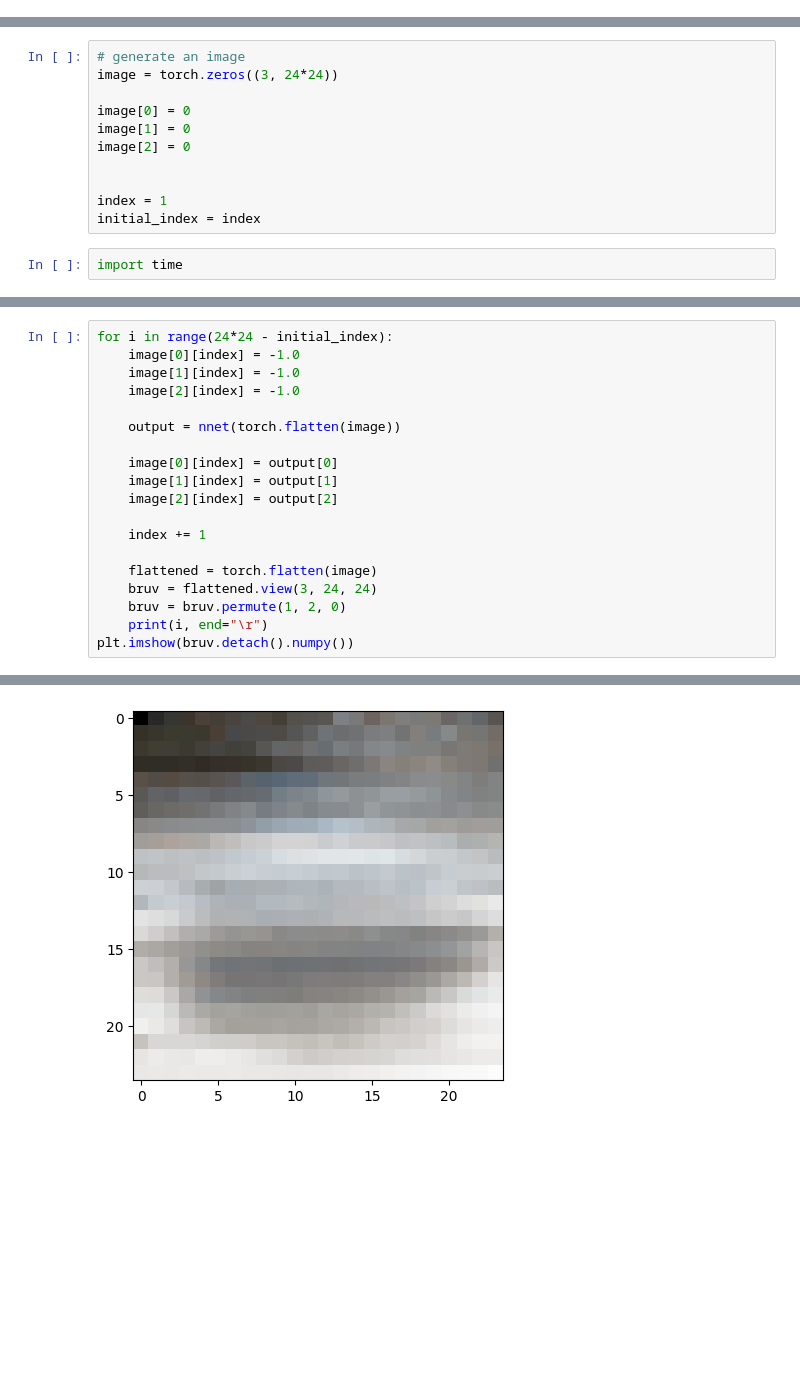
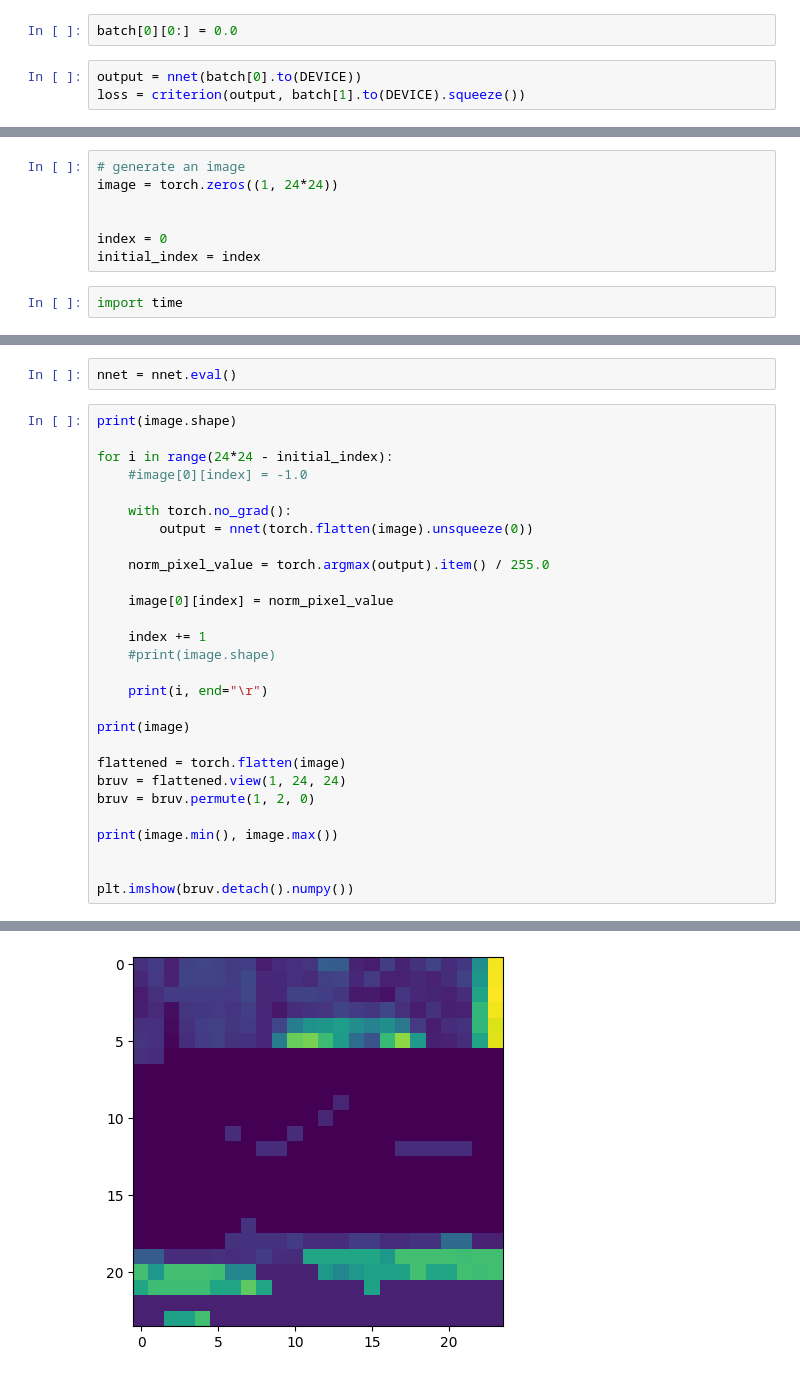
Before and after one commit to bredisrising/ImageGenerators, a Jupyter notebook: autoregressor.ipynb, the cells around one changed output, grey strips where cells are left out. Saved outputs shown, nothing was run; the diff lists cells and outputs as text; blank space fills up the shorter version.

```diff
--- a/autoregressor.ipynb
+++ b/autoregressor.ipynb
@@ -79,0 +82,5 @@ losses = []
+# %%
+batch[0][0:] = 0.0
+# %%
+output = nnet(batch[0].to(DEVICE))
+loss = criterion(output, batch[1].to(DEVICE).squeeze())
@@ -102,14 +155,10 @@ KeyboardInterrupt:
 nnet = nnet.to("cpu")
 # %%
 # generate an image
-image = torch.zeros((3, 24*24))
-
-image[0] = 0
-image[1] = 0
-image[2] = 0
+image = torch.zeros((1, 24*24))
 
 
-index = 1
+index = 0
 initial_index = index
 # %%
 import time
@@ -116,20 +169,31 @@ import time
+# %%
+nnet = nnet.eval()
 # %%
+print(image.shape)
+
 for i in range(24*24 - initial_index):
-    image[0][index] = -1.0
-    image[1][index] = -1.0
-    image[2][index] = -1.0
+    #image[0][index] = -1.0
 
-    output = nnet(torch.flatten(image))
+    with torch.no_grad():
+        output = nnet(torch.flatten(image).unsqueeze(0))
 
-    image[0][index] = output[0]
-    image[1][index] = output[1]
-    image[2][index] = output[2]
+    norm_pixel_value = torch.argmax(output).item() / 255.0
+
+    image[0][index] = norm_pixel_value
 
     index += 1
+    #print(image.shape)
 
-    flattened = torch.flatten(image)
-    bruv = flattened.view(3, 24, 24)
-    bruv = bruv.permute(1, 2, 0)
     print(i, end="\r")
+
+print(image)
+
+flattened = torch.flatten(image)
+bruv = flattened.view(1, 24, 24)
+bruv = bruv.permute(1, 2, 0)
+
+print(image.min(), image.max())
+
+
 plt.imshow(bruv.detach().numpy())
 # %% [output]
@@ -137,2 +217,2 @@ plt.imshow(bruv.detach().numpy())
 <matplotlib.image.AxesImage at 0x...>
-[figure, old version]
+[figure, new version]
```
Also changed, not shown: parts of 21 cells of this notebook, 6 other files.
